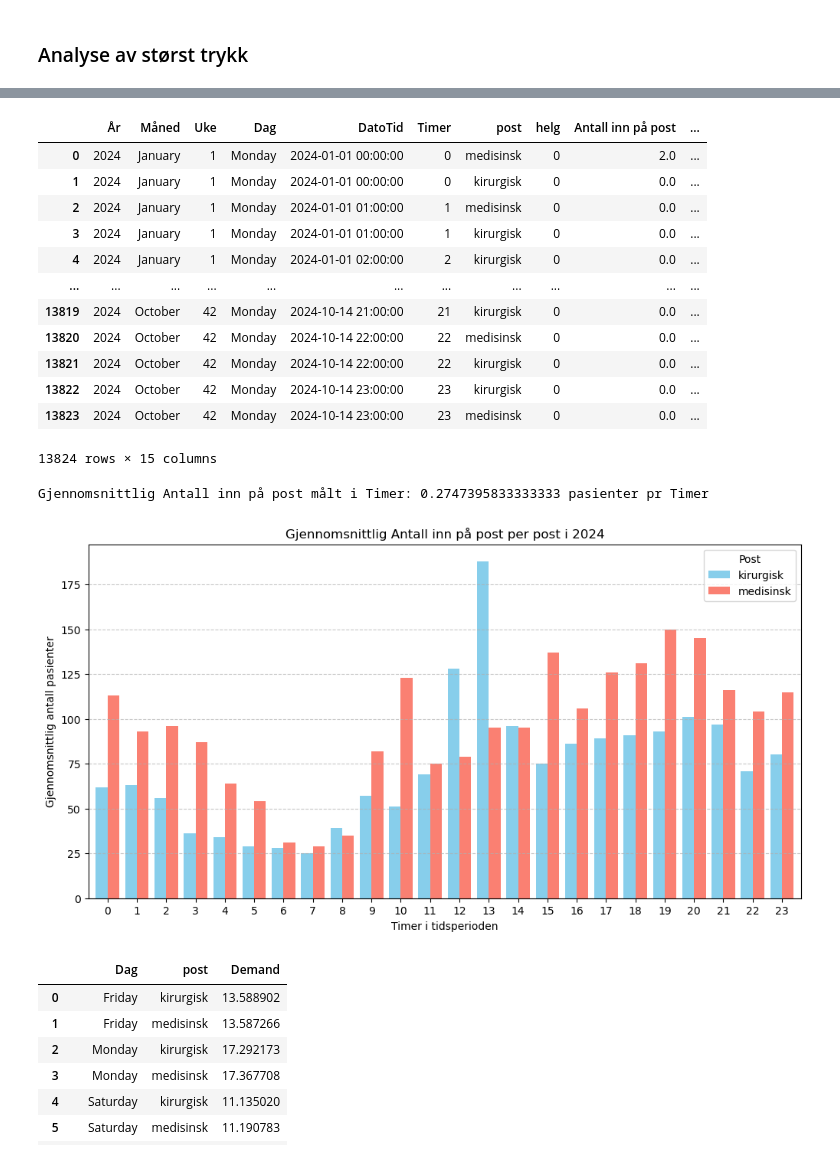
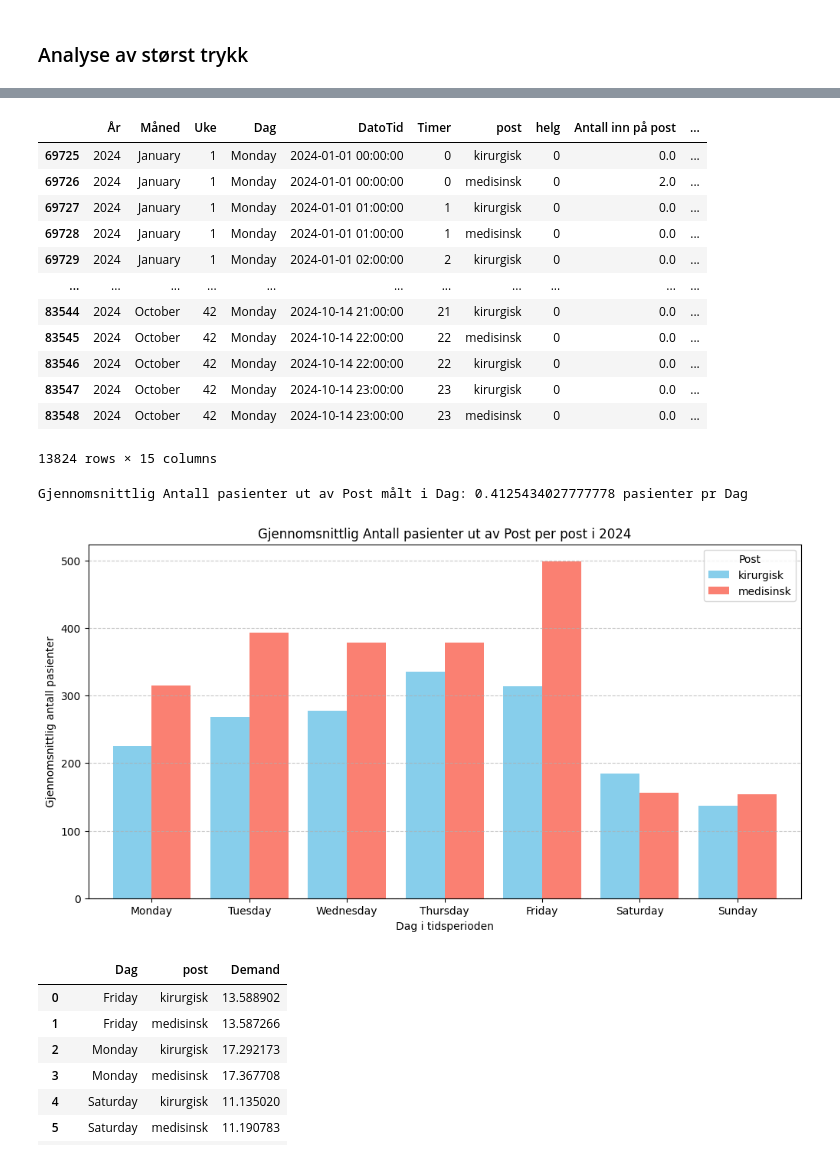
Before and after one commit to JoachimSvensson/HealthSector, a Jupyter notebook: fin_hf_full.ipynb, the cells around one changed output, grey strips where cells are left out. Saved outputs shown, nothing was run; the diff lists cells and outputs as text; code cells hidden in the pictures.

```diff
--- a/fin_hf_full.ipynb
+++ b/fin_hf_full.ipynb
@@ -11,3 +21,9 @@ from optimization.optimization import *
 ## Henter nødvendige dataset
 # %% [markdown]
 ### Timesbasert data historisk
+# %%
+dfs_dict = read_folder_to_dfs("./data/timesdata")
+fin_data_hourly = create_hourly_obt(dfs_dict)
+# fin_data_hourly["Belegg"] = fin_data_hourly.apply(calculate_patients, axis=1)
+fin_data_hourly["skift_type"] = fin_data_hourly.apply(add_shift_type, axis=1)
+fin_data_hourly.head(10)
@@ -14,12 +42,12 @@ from optimization.optimization import *
 # %%
-fin_hf_med_path = "./data/med_pasientstrøm_time_2024.xlsx"
-fin_hf_kir_path = "./data/kir_pasientstrøm_time_2024.xlsx"
+# fin_hf_med_path = "./data/med_pasientstrøm_time_2024.xlsx"
+# fin_hf_kir_path = "./data/kir_pasientstrøm_time_2024.xlsx"
 
-fin_data_hourly = create_hourly_dataframe(fin_hf_med_path, fin_hf_kir_path)
+# fin_data_hourly = create_hourly_dataframe(fin_hf_med_path, fin_hf_kir_path)
 
 
 
-fin_data_hourly["Belegg"] = fin_data_hourly.apply(calculate_patients, axis=1)
-fin_data_hourly["skift_type"] = fin_data_hourly.apply(add_shift_type, axis=1)
+# fin_data_hourly["Belegg"] = fin_data_hourly.apply(calculate_patients, axis=1)
+# fin_data_hourly["skift_type"] = fin_data_hourly.apply(add_shift_type, axis=1)
 
-fin_data_hourly.head(10)
+# fin_data_hourly.head(10)
@@ -40,6 +56,9 @@ fin_data_hourly.head(10)
 # %%
 fin_data_hourly_med = fin_data_hourly[fin_data_hourly["post"]=="medisinsk"]
 fin_data_hourly_kir = fin_data_hourly[fin_data_hourly["post"]=="kirurgisk"]
+
+fin_data_hourly_med["Belegg"] = fin_data_hourly_med.apply(calculate_patients, axis=1)
+fin_data_hourly_kir["Belegg"] = fin_data_hourly_kir.apply(calculate_patients, axis=1)
 
 next_year_med = create_forecast_hourly(fin_data_hourly_med, "medisinsk")
 next_year_kir = create_forecast_hourly(fin_data_hourly_kir, "kirurgisk")
@@ -51,7 +70,7 @@ next_year["skift_type"] = next_year.apply(add_shift_type, axis=1)
 fin_data_hourly["Prediksjoner pasientstrøm"] = np.nan
 fin_data_hourly["Prediksjoner belegg"] = np.nan
 
-fin_data_hourly = pd.concat([fin_data_hourly, next_year], axis=0).sort_values("DatoTid").reset_index()
+fin_data_hourly = pd.concat([fin_data_hourly_med, fin_data_hourly_kir, next_year], axis=0).sort_values("DatoTid").reset_index()
 fin_data_hourly.drop(["index"], axis=1, inplace=True)
 fin_data_hourly
 # %% [output]
@@ -321,25 +374,34 @@ See the caveats in the documentation: https://pandas.pydata.org/pandas-docs/stab
 fin_data_hourly_24
 # %% [output]
 |  | År | Måned | Uke | Dag | DatoTid | Timer | post | helg | Antall inn på post | ... |
-| 0 | 2024 | January | 1 | Monday | 2024-01-01 00:00:00 | 0 | medisinsk | 0 | 2.0 | ... |
-| 1 | 2024 | January | 1 | Monday | 2024-01-01 00:00:00 | 0 | kirurgisk | 0 | 0.0 | ... |
-| 2 | 2024 | January | 1 | Monday | 2024-01-01 01:00:00 | 1 | medisinsk | 0 | 0.0 | ... |
-| 3 | 2024 | January | 1 | Monday | 2024-01-01 01:00:00 | 1 | kirurgisk | 0 | 0.0 | ... |
-| 4 | 2024 | January | 1 | Monday | 2024-01-01 02:00:00 | 2 | kirurgisk | 0 | 0.0 | ... |
+| 69725 | 2024 | January | 1 | Monday | 2024-01-01 00:00:00 | 0 | kirurgisk | 0 | 0.0 | ... |
+| 69726 | 2024 | January | 1 | Monday | 2024-01-01 00:00:00 | 0 | medisinsk | 0 | 2.0 | ... |
+| 69727 | 2024 | January | 1 | Monday | 2024-01-01 01:00:00 | 1 | kirurgisk | 0 | 0.0 | ... |
+| 69728 | 2024 | January | 1 | Monday | 2024-01-01 01:00:00 | 1 | medisinsk | 0 | 0.0 | ... |
+| 69729 | 2024 | January | 1 | Monday | 2024-01-01 02:00:00 | 2 | kirurgisk | 0 | 0.0 | ... |
 | ... | ... | ... | ... | ... | ... | ... | ... | ... | ... | ... |
-| 13819 | 2024 | October | 42 | Monday | 2024-10-14 21:00:00 | 21 | kirurgisk | 0 | 0.0 | ... |
-| 13820 | 2024 | October | 42 | Monday | 2024-10-14 22:00:00 | 22 | medisinsk | 0 | 0.0 | ... |
-| 13821 | 2024 | October | 42 | Monday | 2024-10-14 22:00:00 | 22 | kirurgisk | 0 | 0.0 | ... |
-| 13822 | 2024 | October | 42 | Monday | 2024-10-14 23:00:00 | 23 | kirurgisk | 0 | 0.0 | ... |
-| 13823 | 2024 | October | 42 | Monday | 2024-10-14 23:00:00 | 23 | medisinsk | 0 | 0.0 | ... |
+| 83544 | 2024 | October | 42 | Monday | 2024-10-14 21:00:00 | 21 | kirurgisk | 0 | 0.0 | ... |
+| 83545 | 2024 | October | 42 | Monday | 2024-10-14 22:00:00 | 22 | medisinsk | 0 | 0.0 | ... |
+| 83546 | 2024 | October | 42 | Monday | 2024-10-14 22:00:00 | 22 | kirurgisk | 0 | 0.0 | ... |
+| 83547 | 2024 | October | 42 | Monday | 2024-10-14 23:00:00 | 23 | kirurgisk | 0 | 0.0 | ... |
+| 83548 | 2024 | October | 42 | Monday | 2024-10-14 23:00:00 | 23 | medisinsk | 0 | 0.0 | ... |
 13824 rows × 15 columns
 # %%
 def adhoc_plot(data: pd.DataFrame, tids_granulitetsniv: str = "Timer", value: str = "Demand", skift_type: str = None, aggregation_level: str = "mean"):
     # Group by timer og post, og finn gjennomsnittet av etterspørselen
+    week_order = [
+    'Monday', 'Tuesday', 'Wednesday', 'Thursday', 'Friday', 'Saturday', 'Sunday'
+    ]
+
     if aggregation_level == "mean":
         avg_patients_per_hour = data.groupby([tids_granulitetsniv, 'post'])[value].mean().reset_index()
     elif aggregation_level == "sum":
-        avg_patients_per_hour = data.groupby([tids_granulitetsniv, 'post'])[value].sum().reset_index()
+        if tids_granulitetsniv == "Dag":
+            avg_patients_per_hour = fin_data_hourly_24.groupby([tids_granulitetsniv, 'post'])[value].sum().reset_index()
+            avg_patients_per_hour[tids_granulitetsniv] = pd.Categorical(avg_patients_per_hour[tids_granulitetsniv], categories=week_order, ordered=True)
+            avg_patients_per_hour = avg_patients_per_hour.sort_values(tids_granulitetsniv)
+        else:
+            avg_patients_per_hour = data.groupby([tids_granulitetsniv, 'post'])[value].sum().reset_index()
 
     if skift_type is None:
         avg = data[value].mean()
@@ -358,10 +420,10 @@ def adhoc_plot(data: pd.DataFrame, tids_granulitetsniv: str = "Timer", value: st
     plt.grid(axis='y', linestyle='--', alpha=0.7)
     plt.show()
 # %%
-avg = adhoc_plot(data=fin_data_hourly_24, tids_granulitetsniv="Timer", value="Antall inn på post", skift_type="dag", aggregation_level="sum")
+avg = adhoc_plot(data=fin_data_hourly_24, tids_granulitetsniv="Dag", value="Antall pasienter ut av Post", skift_type="dag", aggregation_level="sum")
 # %% [output]
-Gjennomsnittlig Antall inn på post målt i Timer: 0.2747395833333333 pasienter pr Timer
+Gjennomsnittlig Antall pasienter ut av Post målt i Dag: 0.4125434027777778 pasienter pr Dag
-[figure, old version]
+[figure, new version]
 # %%
 import pandas as pd
 import matplotlib.pyplot as plt
```
Also changed, not shown: parts of 21 cells of this notebook, 19 other files.
